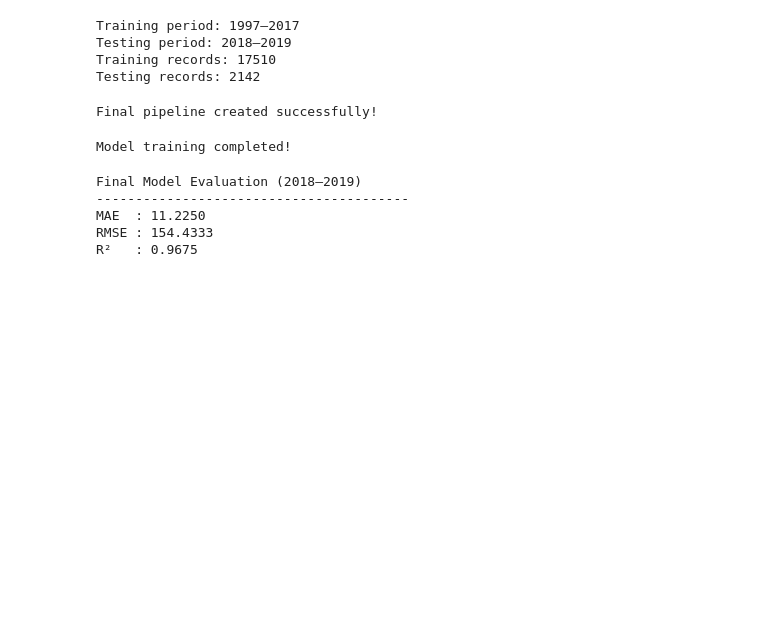
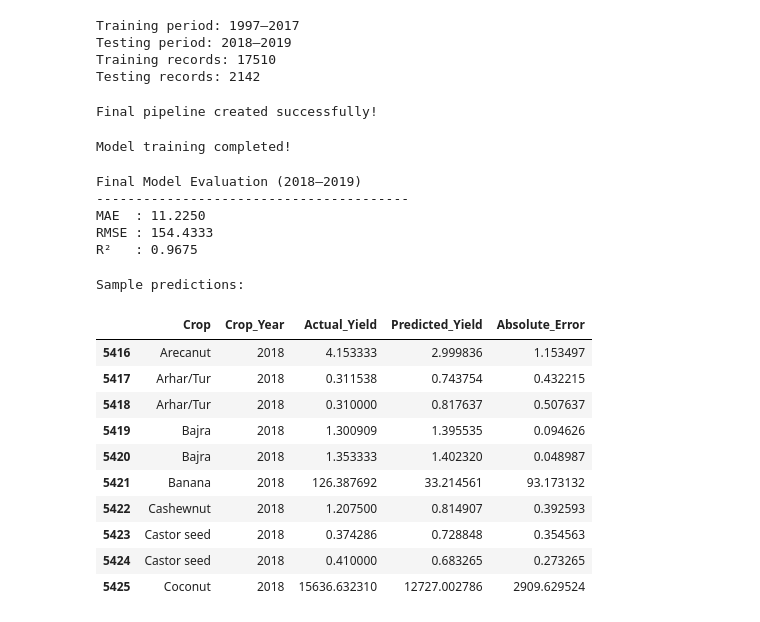
Before and after one commit to rohan24may/Crop-Yield-Analysis, a Jupyter notebook: notebooks/02_data_preprocessing.ipynb, the cells around one changed output. Saved outputs shown, nothing was run; the diff lists cells and outputs as text; code cells hidden in the pictures; blank space fills up the shorter version.

```diff
--- a/notebooks/02_data_preprocessing.ipynb
+++ b/notebooks/02_data_preprocessing.ipynb
@@ -947,3 +947,35 @@ Final Model Evaluation (2018–2019)
 MAE  : 11.2250
 RMSE : 154.4333
 R²   : 0.9675
+# %%
+
+import pandas as pd
+import numpy as np
+
+# Compare actual and predicted yields
+results = X_test.copy()
+results["Actual_Yield"] = y_test
+results["Predicted_Yield"] = y_pred
+
+results["Absolute_Error"] = np.abs(
+    results["Actual_Yield"] - results["Predicted_Yield"]
+)
+
+print("Sample predictions:")
+display(results[
+    ["Crop", "Crop_Year", "Actual_Yield",
+     "Predicted_Yield", "Absolute_Error"]
+].head(10))
+# %% [output]
+Sample predictions:
+|  | Crop | Crop_Year | Actual_Yield | Predicted_Yield | Absolute_Error |
+| 5416 | Arecanut | 2018 | 4.153333 | 2.999836 | 1.153497 |
+| 5417 | Arhar/Tur | 2018 | 0.311538 | 0.743754 | 0.432215 |
+| 5418 | Arhar/Tur | 2018 | 0.310000 | 0.817637 | 0.507637 |
+| 5419 | Bajra | 2018 | 1.300909 | 1.395535 | 0.094626 |
+| 5420 | Bajra | 2018 | 1.353333 | 1.402320 | 0.048987 |
+| 5421 | Banana | 2018 | 126.387692 | 33.214561 | 93.173132 |
+| 5422 | Cashewnut | 2018 | 1.207500 | 0.814907 | 0.392593 |
+| 5423 | Castor seed | 2018 | 0.374286 | 0.728848 | 0.354563 |
+| 5424 | Castor seed | 2018 | 0.410000 | 0.683265 | 0.273265 |
+| 5425 | Coconut | 2018 | 15636.632310 | 12727.002786 | 2909.629524 |
```
Also changed, not shown: parts of 7 cells of this notebook, 1 other file.
